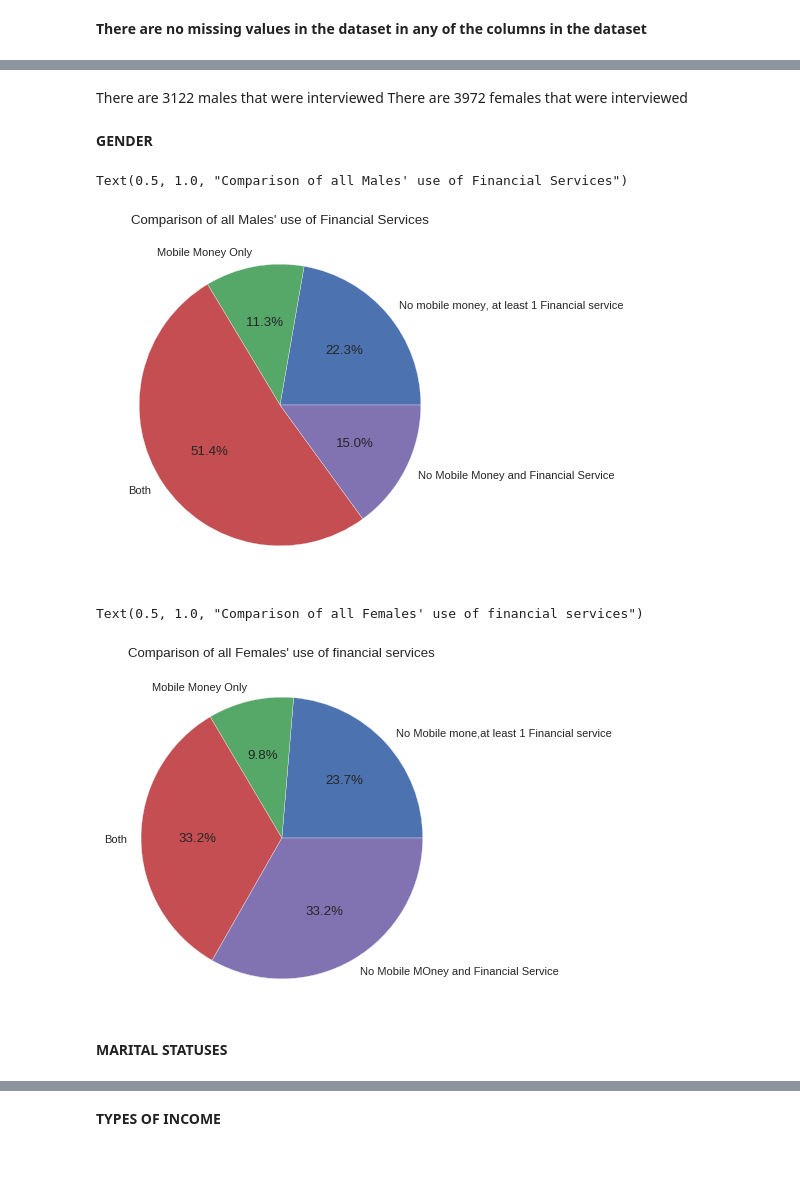
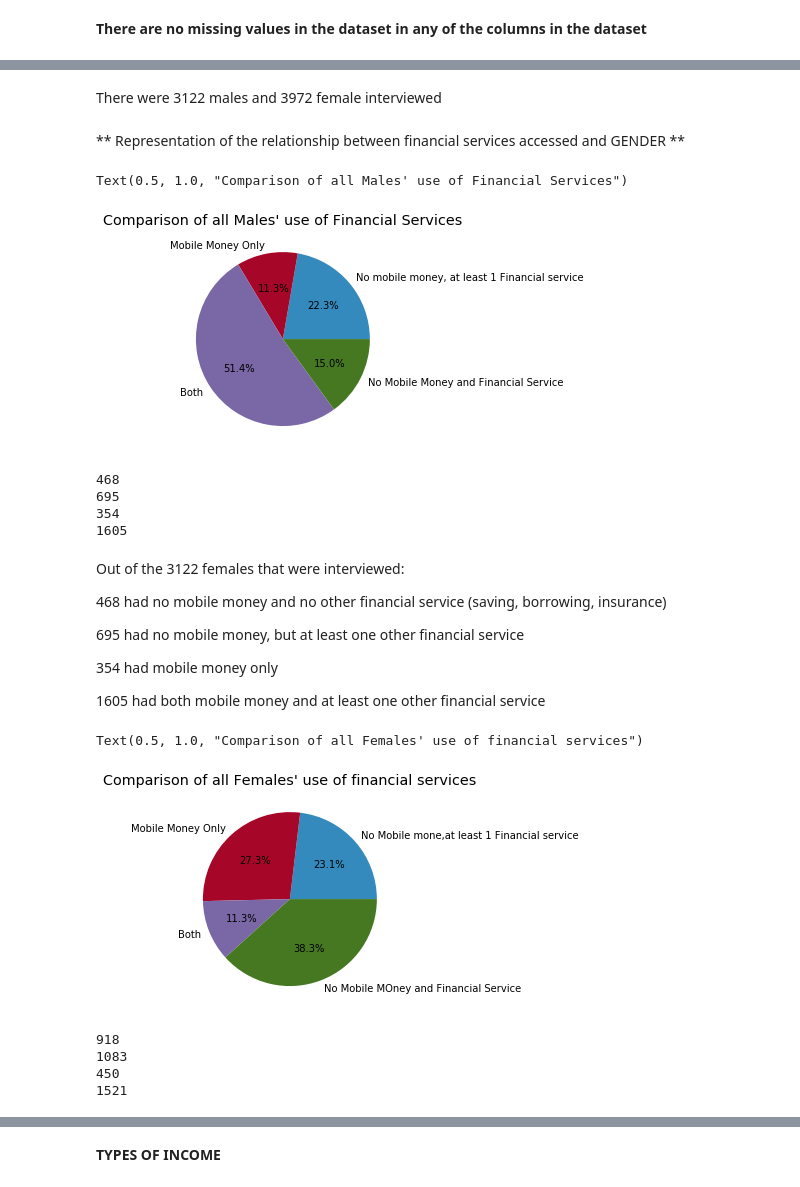
Before and after one commit to AllenMkandla/Financial_Services_Use_in_Tanzania, a Jupyter notebook: Tanzania.ipynb, the cells around one changed output, grey strips where cells are left out. Cells and saved outputs as stored; diff of their text form; code cells hidden in the pictures.

```diff
--- a/Tanzania.ipynb
+++ b/Tanzania.ipynb
@@ -3,7 +3,7 @@ import pandas as pd
 import numpy as np
 import matplotlib.pyplot as plt
 import seaborn as sns
-plt.style.use('seaborn')
+plt.style.use('bmh')
 # %%
 #reading in the .csv file
 
@@ -109,8 +66,7 @@ dtype: int64
-# %% [markdown]
-There are 3122 males that were interviewed
-There are 3972 females that were interviewed
-# %% [markdown]
-**GENDER**
+# %% [markdown]
+There were 3122 males and 3972 female interviewed
+# %% [markdown]
+** Representation of the relationship between financial services accessed and GENDER **
 # %%
 #comparison of males with mobile money and males without mobile money
 total_males = len(male[male.mobile_money == 1]) + len(male[male.mobile_money == 0])
@@ -125,21 +81,44 @@ plt.pie([l, m, n, o], explode=None,autopct='%1.1f%%', labels= labels)
 plt.title("Comparison of all Males' use of Financial Services")
 # %% [output]
 Text(0.5, 1.0, "Comparison of all Males' use of Financial Services")
-[figure, old version]
+[figure, new version]
+# %%
+no_mobile_money = len(male[male.mobile_money_classification == 0])
+no_mm_one_service = len(male[male.mobile_money_classification == 1])
+mobile_money_only = len(male[male.mobile_money_classification == 2])
+both = len(male[male.mobile_money_classification == 3])
+
+print(no_mobile_money)
+print(no_mm_one_service)
+print(mobile_money_only)
+print(both)
+# %% [output]
+468
+695
+354
+1605
+# %% [markdown]
+Out of the 3122 females that were interviewed:
+
+468 had no mobile money and no other financial service (saving, borrowing, insurance)
+
+695 had no mobile money, but at least one other financial service
+
+354 had mobile money only
+
+1605 had both  mobile money and at least one other financial service
 # %%
 #comparison of females with mobile money and females without mobile money
 
 total_females = len(female[female.mobile_money_classification == 1]) + len(female[female.mobile_money_classification == 2]) + len(female[female.mobile_money_classification == 3])
 
-p = len(female[female.mobile_money_classification == 1]) / total_females * 100
-q = len(female[female.mobile_money_classification == 2]) / total_females * 100
-r = len(female[female.mobile_money_classification == 3]) / total_females * 100
+p = len(female[female.mobile_money_classification == 0]) / total_females * 100
+q = len(female[female.mobile_money_classification == 1]) / total_females * 100
+r = len(female[female.mobile_money_classification == 2]) / total_females * 100
 s = len(female[female.mobile_money_classification == 3]) / total_females * 100
 labels= ['No Mobile mone,at least 1 Financial service', 'Mobile Money Only', 'Both', 'No Mobile MOney and Financial Service']
 plt.pie([p, q, r, s], explode=None,autopct='%1.1f%%', labels= labels)
 plt.title("Comparison of all Females' use of financial services")
 # %% [output]
 Text(0.5, 1.0, "Comparison of all Females' use of financial services")
-[figure, old version]
+[figure, new version]
-# %% [markdown]
-**MARITAL STATUSES**
@@ -153,0 +125,15 @@ relation_stat = [married, dirvoced, widowed, single]
+# %%
+fm_no_mobile_money = len(female[female.mobile_money_classification == 0])
+fm_no_mm_one_service = len(female[female.mobile_money_classification == 1])
+fm_mobile_money_only = len(female[female.mobile_money_classification == 2])
+fm_both = len(female[female.mobile_money_classification == 3])
+
+print(fm_no_mobile_money)
+print(fm_no_mm_one_service)
+print(fm_mobile_money_only)
+print(fm_both)
+# %% [output]
+918
+1083
+450
+1521
```
Also changed, not shown: parts of 48 cells of this notebook.
